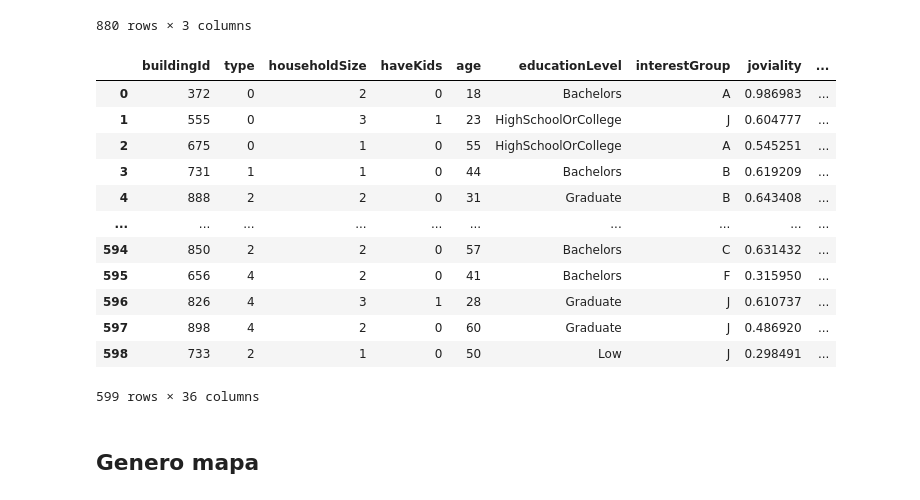
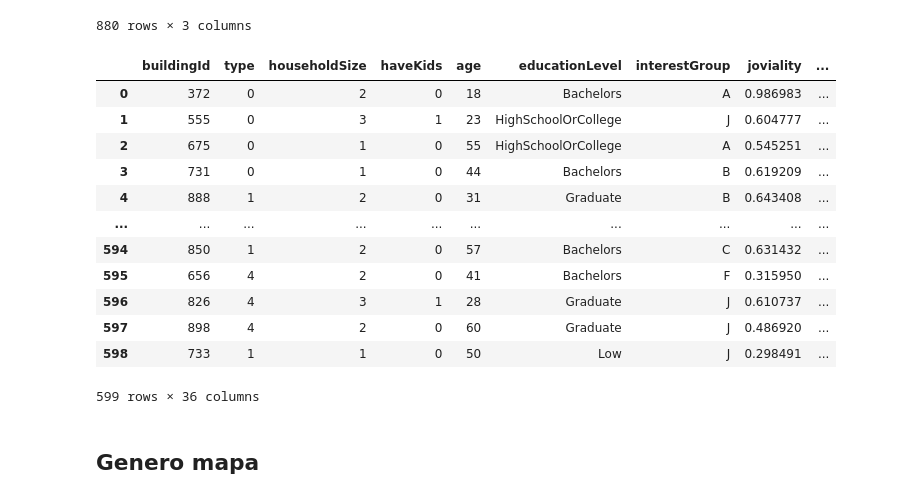
Before and after one commit to ffelicioni/tp_infoviz, a Jupyter notebook: Mapas_Vast_challenge.ipynb, the cells around one changed output. Cells and saved outputs as stored; diff of their text form; code cells hidden in the pictures.

```diff
--- a/Mapas_Vast_challenge.ipynb
+++ b/Mapas_Vast_challenge.ipynb
@@ -404,26 +404,26 @@ df_join3
 | 1010 | 1010 | Nivel1 | POINT (-2114.6474042009013 2602.8... |
 880 rows × 3 columns
 # %%
-df_comunidades=pd.read_csv(path+"/Journals/comunidades_com.csv")
+df_comunidades=pd.read_csv(path+"/Journals/comunidades_com_w.csv")
 df_join4=pd.merge(df_comunidades[['participantId','grupo']],df_join,on='participantId',how='left')
 df_join4.grupo=df_join4.grupo.map(str)
 
 df_join4.rename(columns={'loc_apart': "geometry",'grupo':'type','participantId':'buildingId'},inplace=True)
 df_join4['geometry'] = df_join4['geometry'].apply(wkt.loads)
 df_join4
 # %% [output]
 |  | buildingId | type | householdSize | haveKids | age | educationLevel | interestGroup | joviality | ... |
 | 0 | 372 | 0 | 2 | 0 | 18 | Bachelors | A | 0.986983 | ... |
 | 1 | 555 | 0 | 3 | 1 | 23 | HighSchoolOrCollege | J | 0.604777 | ... |
 | 2 | 675 | 0 | 1 | 0 | 55 | HighSchoolOrCollege | A | 0.545251 | ... |
-| 3 | 731 | 1 | 1 | 0 | 44 | Bachelors | B | 0.619209 | ... |
-| 4 | 888 | 2 | 2 | 0 | 31 | Graduate | B | 0.643408 | ... |
+| 3 | 731 | 0 | 1 | 0 | 44 | Bachelors | B | 0.619209 | ... |
+| 4 | 888 | 1 | 2 | 0 | 31 | Graduate | B | 0.643408 | ... |
 | ... | ... | ... | ... | ... | ... | ... | ... | ... | ... |
-| 594 | 850 | 2 | 2 | 0 | 57 | Bachelors | C | 0.631432 | ... |
+| 594 | 850 | 1 | 2 | 0 | 57 | Bachelors | C | 0.631432 | ... |
 | 595 | 656 | 4 | 2 | 0 | 41 | Bachelors | F | 0.315950 | ... |
 | 596 | 826 | 4 | 3 | 1 | 28 | Graduate | J | 0.610737 | ... |
 | 597 | 898 | 4 | 2 | 0 | 60 | Graduate | J | 0.486920 | ... |
-| 598 | 733 | 2 | 1 | 0 | 50 | Low | J | 0.298491 | ... |
+| 598 | 733 | 1 | 1 | 0 | 50 | Low | J | 0.298491 | ... |
 599 rows × 36 columns
 # %% [markdown]
 ## Genero mapa
```
Also changed, not shown: parts of 5 cells of this notebook.
